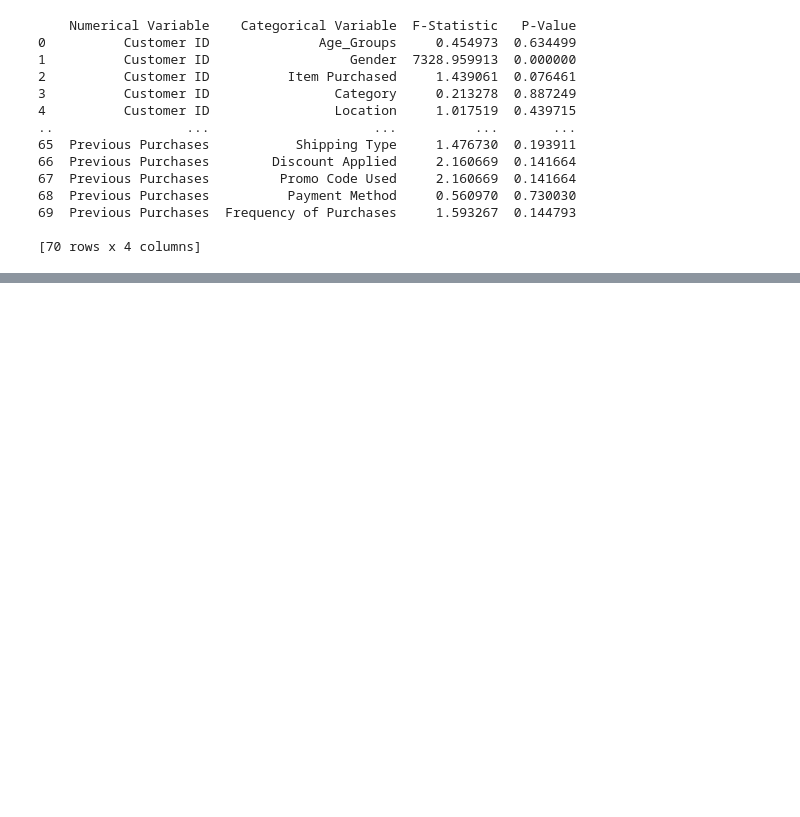
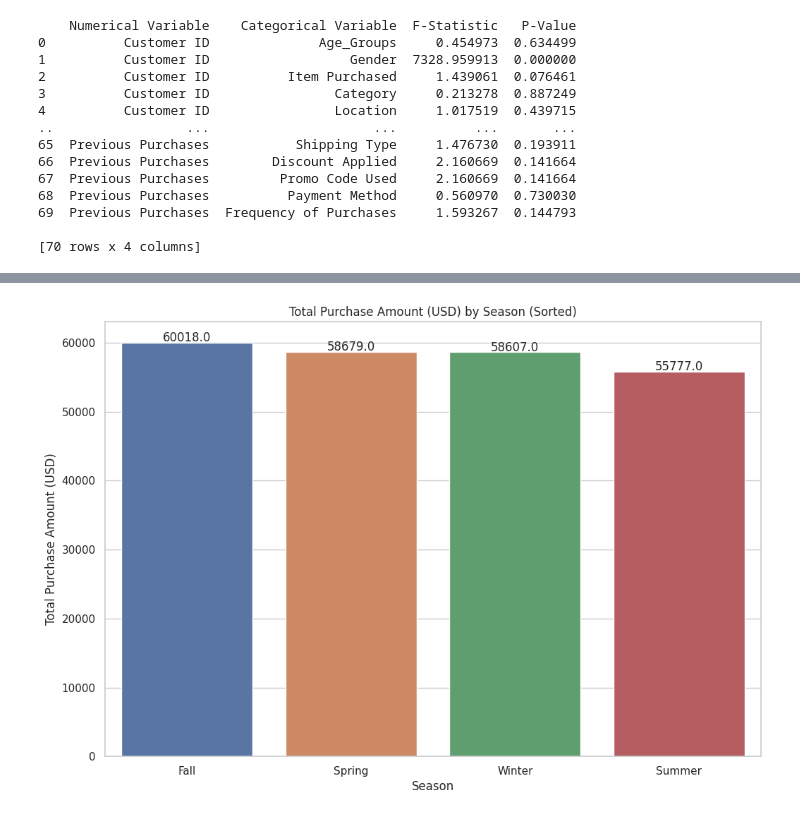
Before and after one commit to DzikriNurRochim/Data_science, a Jupyter notebook: Customer_Shipping.ipynb, the cells around one changed output, grey strips where cells are left out. Saved outputs shown, nothing was run; the diff lists cells and outputs as text; code cells hidden in the pictures; blank space fills up the shorter version.

```diff
--- a/Customer_Shipping.ipynb
+++ b/Customer_Shipping.ipynb
@@ -848,8 +843,0 @@ plt.show()
-# %%
-from scipy.stats import chi2_contingency
-
-contingency_table = pd.crosstab(data['Gender'], data['Category'])
-chi2, p, _, _ = chi2_contingency(contingency_table)
-
-print(f"Chi-Squared Statistic: {chi2}")
-print(f"P-Value: {p}")
@@ -1011,0 +1105,25 @@ Significant ANOVA Results:
+# %%
+
+# Retrieve the sum of Purchase Amount (USD) for each season
+season_purchase_sum = data.groupby('Season')['Purchase Amount (USD)'].sum().reset_index()
+
+# Sort the DataFrame by Purchase Amount (USD) in descending order
+season_purchase_sum_sorted = season_purchase_sum.sort_values(by='Purchase Amount (USD)', ascending=False)
+
+# Visualize the data using a bar plot
+plt.figure(figsize=(12, 8))
+ax = sns.barplot(x='Season', y='Purchase Amount (USD)', data=season_purchase_sum_sorted)
+
+plt.title('Total Purchase Amount (USD) by Season (Sorted)')
+plt.xlabel('Season')
+plt.ylabel('Total Purchase Amount (USD)')
+
+for p in ax.patches:
+    height = p.get_height()
+    width = p.get_width()
+    x = p.get_x()
+    ax.annotate(text=str(height), xy=(x + width/2., height), ha='center', va='center', xytext=(0, 5), textcoords='offset points')
+
+plt.show()
+# %% [output]
+[figure, added]
```
Also changed, not shown: parts of 48 cells of this notebook.
